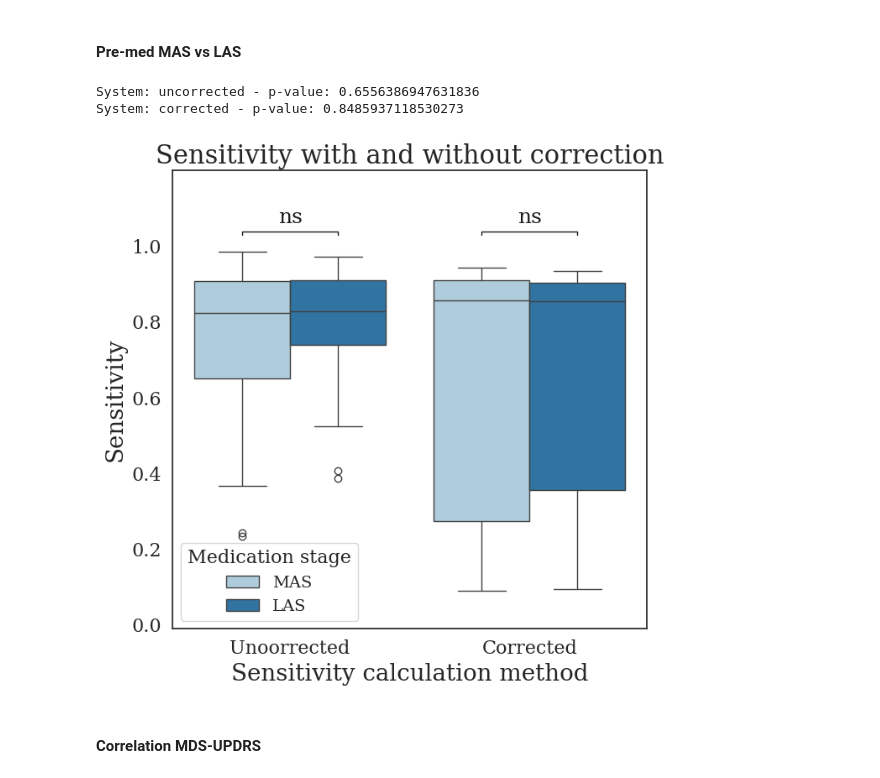
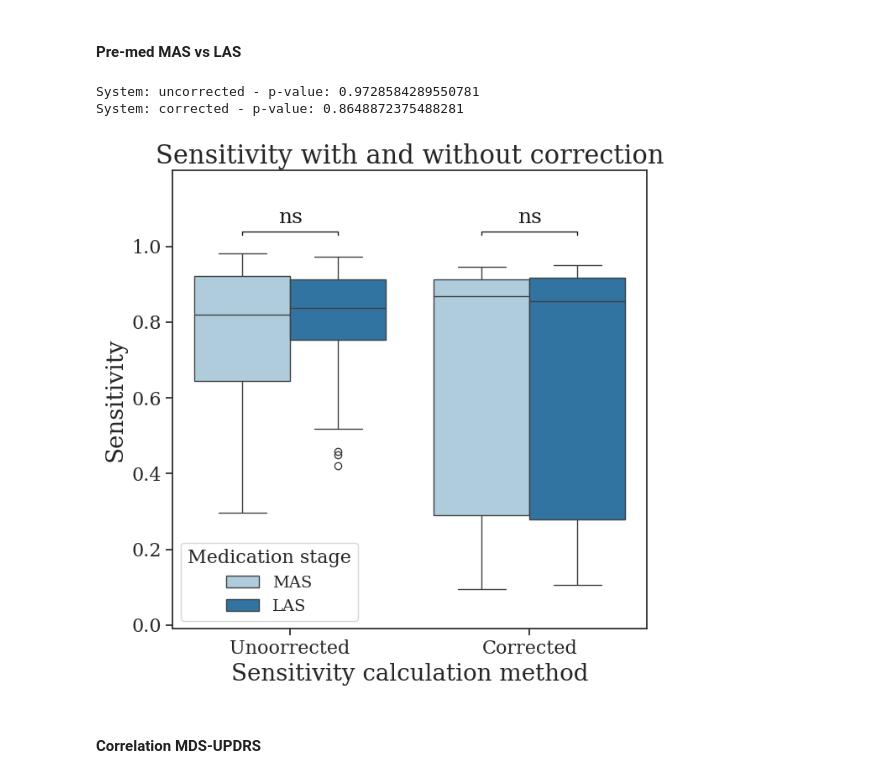
Before and after one commit to biomarkersParkinson/pdathome_gait, a Jupyter notebook: paper_results/notebooks/filtering_gait.ipynb, the cells around one changed output. Drawn from its saved outputs; the diff is of its cells as text; code cells hidden in the pictures.

```diff
--- a/paper_results/notebooks/filtering_gait.ipynb
+++ b/paper_results/notebooks/filtering_gait.ipynb
@@ -40,8 +39,8 @@ d_performance = {
     gc.descriptives.PARKINSONS_DISEASE: {},
     gc.descriptives.CONTROLS: {}
 }
-for subject in gc.participant_ids.L_PD_IDS + gc.participant_ids.L_HC_IDS:
-    if subject in gc.participant_ids.L_PD_IDS:
+for subject in gc.participant_ids.PD_IDS + gc.participant_ids.HC_IDS:
+    if subject in gc.participant_ids.PD_IDS:
         population = gc.descriptives.PARKINSONS_DISEASE
     else:
         population = gc.descriptives.CONTROLS
@@ -88,7 +115,7 @@ plot_coefs(d_coefs=coefs_rf, classifier=gc.classifiers.RANDOM_FOREST, figsize=(1
 df_size = pd.DataFrame()
 
 for med_stage in ['pre', 'post']:
-    for subject in gc.participant_ids.L_PD_IDS:
+    for subject in gc.participant_ids.PD_IDS:
         for segment_duration in d_performance[gc.descriptives.PARKINSONS_DISEASE][subject][gc.classifiers.ARM_ACTIVITY_CLASSIFIER_SELECTED][gc.descriptives.MOST_AFFECTED_SIDE][med_stage][f'{gc.columns.TRUE_SEGMENT_CAT}_duration'].keys():
             segment_duration_minutes = d_performance[gc.descriptives.PARKINSONS_DISEASE][subject][gc.classifiers.ARM_ACTIVITY_CLASSIFIER_SELECTED][gc.descriptives.MOST_AFFECTED_SIDE][med_stage][f'{gc.columns.TRUE_SEGMENT_CAT}_duration'][segment_duration]['minutes_true']
 
@@ -431,11 +466,13 @@ very_long: 0.88 +/- 0.24
 #### Pre-med vs post-med specificity
 # %%
 metric = 'sens'
+med_stage = 'pre'
+
 df_segment_duration = pd.DataFrame()
 df_uncorrected = pd.DataFrame()
 
 # Collect data for each subject
-for subject in gc.participant_ids.L_PD_IDS:
+for subject in gc.participant_ids.PD_IDS:
     for med_stage in [gc.descriptives.PRE_MED, gc.descriptives.POST_MED]:
         for segment_duration in mp.segment_rename.keys():
             try:
@@ -472,7 +509,7 @@ df_complete = pd.DataFrame()
 # Calculate sensitivity for the corrected method
 for stage in ['pre', 'post']:
     df_stage = df_corrected.loc[df_corrected[gc.columns.PRE_OR_POST] == stage]
-    for subject in gc.participant_ids.L_PD_IDS:
+    for subject in gc.participant_ids.PD_IDS:
         df_subject = df_stage.loc[df_stage[gc.columns.ID] == subject]
         if df_subject.shape[0] > 0:
             # Uncorrected sensitivities
@@ -521,8 +558,8 @@ ax.set_ylabel('Sensitivity')
 # Customize legend and axis tick visibility
 ax.legend(handles=ax.get_legend_handles_labels()[0], labels=['Pre-med', 'Post-med'], title='Medication stage', loc='lower left')
 
-for j in range(1, 2):
-    ax.yaxis.get_major_ticks()[-1 * j].label1.set_visible(False)
+ax.set_yticks(ax.get_yticks()[1:-1])
+
 
 fig.tight_layout()
 plt.show()
@@ -539,7 +576,7 @@ df_segment_duration = pd.DataFrame()
 df_uncorrected = pd.DataFrame()
 
 # Collect data for each subject
-for subject in gc.participant_ids.L_PD_IDS:
+for subject in gc.participant_ids.PD_IDS:
     for side in [gc.descriptives.MOST_AFFECTED_SIDE, gc.descriptives.LEAST_AFFECTED_SIDE]:
         for segment_duration in mp.segment_rename.keys():
             try:
@@ -550,12 +587,12 @@ for subject in gc.participant_ids.L_PD_IDS:
                 mins = d_focus['minutes_true']
                 metric_val = d_focus[metric]
                 df_segment_duration = pd.concat([df_segment_duration, pd.DataFrame([mins, metric_val, segment_duration, subject, side],
-                                            index=['mins', metric, f'{gc.columns.TRUE_SEGMENT_CAT}_duration', gc.columns.ID, gc.columns.SIDE]).T])
+                                            index=['mins', metric, f'{gc.columns.TRUE_SEGMENT_CAT}_duration', gc.columns.ID, gc.columns.AFFECTED_SIDE]).T])
 
         metric_uncorrected = d_performance[gc.descriptives.PARKINSONS_DISEASE][subject][gc.classifiers.ARM_ACTIVITY_CLASSIFIER_SELECTED][side][med_stage][metric]
         df_uncorrected = pd.concat([df_uncorrected, pd.DataFrame([metric_uncorrected, subject, side]).T])
 
-df_uncorrected.columns = [metric, gc.columns.ID, gc.columns.SIDE]
+df_uncorrected.columns = [metric, gc.columns.ID, gc.columns.AFFECTED_SIDE]
 df_uncorrected['system'] = 'uncorrected'
 
 # Calculate corrected sensitivities
@@ -575,65 +612,65 @@ df_complete = pd.DataFrame()
 
 # Calculate sensitivity for the corrected method
 for side in [gc.descriptives.MOST_AFFECTED_SIDE, gc.descriptives.LEAST_AFFECTED_SIDE]:
-    df_side = df_corrected.loc[df_corrected[gc.columns.SIDE] == side]
-    for subject in gc.participant_ids.L_PD_IDS:
+    df_side = df_corrected.loc[df_corrected[gc.columns.AFFECTED_SIDE] == side]
+    for subject in gc.participant_ids.PD_IDS:
         df_subject = df_side.loc[df_side[gc.columns.ID] == subject]
         if df_subject.shape[0] > 0:
             # Uncorrected sensitivities
-            uncorrected_metric = df_uncorrected.loc[(df_uncorrected[gc.columns.SIDE] == side) & (df_uncorrected[gc.columns.ID] == subject), metric].values
+            uncorrected_metric = df_uncorrected.loc[(df_uncorrected[gc.columns.AFFECTED_SIDE] == side) & (df_uncorrected[gc.columns.ID] == subject), metric].values
             uncorrected_entry = pd.DataFrame([[side, subject, 'uncorrected', np.mean(uncorrected_metric) if uncorrected_metric.size > 0 else 0]],
-                                       columns=[gc.columns.SIDE, gc.columns.ID, 'system', metric])
+                                       columns=[gc.columns.AFFECTED_SIDE, gc.columns.ID, 'system', metric])
             df_complete = pd.concat([df_complete, uncorrected_entry], ignore_index=True)
 
             # Corrected sensitivity calculation
             corrected_metric = np.sum(np.multiply(df_subject[metric], df_subject['prop_corrected']))
             corrected_entry = pd.DataFrame([[side, subject, 'corrected', corrected_metric]],
-                                           columns=[gc.columns.SIDE, gc.columns.ID, 'system', metric])
+                                           columns=[gc.columns.AFFECTED_SIDE, gc.columns.ID, 'system', metric])
             df_complete = pd.concat([df_complete, corrected_entry], ignore_index=True)
 
 # Set column names for df_corrected
-df_complete.columns = [gc.columns.SIDE, gc.columns.ID, 'system', metric]
+df_complete.columns = [gc.columns.AFFECTED_SIDE, gc.columns.ID, 'system', metric]
 
 # Drop IDs that are missing either pre or post
-l_drop_ids = [x for x in df_complete.loc[df_complete[gc.columns.SIDE] == gc.descriptives.MOST_AFFECTED_SIDE, gc.columns.ID].unique() if x not in df_complete.loc[df_complete[gc.columns.SIDE] == gc.descriptives.LEAST_AFFECTED_SIDE, gc.columns.ID].unique()]
+l_drop_ids = [x for x in df_complete.loc[df_complete[gc.columns.AFFECTED_SIDE] == gc.descriptives.MOST_AFFECTED_SIDE, gc.columns.ID].unique() if x not in df_complete.loc[df_complete[gc.columns.AFFECTED_SIDE] == gc.descriptives.LEAST_AFFECTED_SIDE, gc.columns.ID].unique()]
 df_complete = df_complete.loc[~df_complete[gc.columns.ID].isin(l_drop_ids)]
 
 # Plotting
 fig, ax = plt.subplots(figsize=(7,7))
 
 # Define the order for systems
 order = ['uncorrected', 'corrected']
 
-sns.boxplot(data=df_complete, x='system', y=metric, hue=gc.columns.SIDE, order=order, palette=gc.plot_parameters.COLOR_PALETTE)
+sns.boxplot(data=df_complete, x='system', y=metric, hue=gc.columns.AFFECTED_SIDE, order=order, palette=gc.plot_parameters.COLOR_PALETTE)
 
 for j, system in enumerate(order):
-    vals_mas = list(df_complete.loc[(df_complete['system'] == system) & (df_complete[gc.columns.SIDE] == gc.descriptives.MOST_AFFECTED_SIDE), metric].values)
-    vals_las = list(df_complete.loc[(df_complete['system'] == system) & (df_complete[gc.columns.SIDE] == gc.descriptives.LEAST_AFFECTED_SIDE), metric].values)
+    vals_mas = list(df_complete.loc[(df_complete['system'] == system) & (df_complete[gc.columns.AFFECTED_SIDE] == gc.descriptives.MOST_AFFECTED_SIDE), metric].values)
+    vals_las = list(df_complete.loc[(df_complete['system'] == system) & (df_complete[gc.columns.AFFECTED_SIDE] == gc.descriptives.LEAST_AFFECTED_SIDE), metric].values)
 
     # Assuming calculate_pvalue and plot_significance are functions already defined
     pvalue = calculate_pvalue(vals_mas, vals_las, 'wilcoxon')[1]
     plot_significance(ax=ax, x_min=j + 0.2, x_max=j - 0.2, pvalue=pvalue, y_min_significance=1, gap=0.01, row=1, text_size=d_plot_params['font.size'])
 
     print(f"System: {system} - p-value: {pvalue}")
 
 ax.set_ylim([-0.01, 1.2])
 ax.set_xticks(ax.get_xticks(), ['Unoorrected', 'Corrected'])
 ax.set_title('Sensitivity with and without correction')
 ax.set_xlabel('Sensitivity calculation method')
 ax.set_ylabel('Sensitivity')
 
 # Customize legend and axis tick visibility
 ax.legend(handles=ax.get_legend_handles_labels()[0], labels=['MAS', 'LAS'], title='Medication stage')
 
-for j in range(1, 2):
-    ax.yaxis.get_major_ticks()[-1 * j].label1.set_visible(False)
+ax.set_yticks(ax.get_yticks()[1:-1])
+
 
 fig.tight_layout()
 plt.show()
 # %% [output]
-System: uncorrected - p-value: 0.6556386947631836
-System: corrected - p-value: 0.8485937118530273
+System: uncorrected - p-value: 0.9728584289550781
+System: corrected - p-value: 0.8648872375488281
-[figure, old version]
+[figure, new version]
 # %% [markdown]
 #### Correlation MDS-UPDRS
 # %%
```
Also changed, not shown: parts of 20 cells of this notebook, 17 other files.
